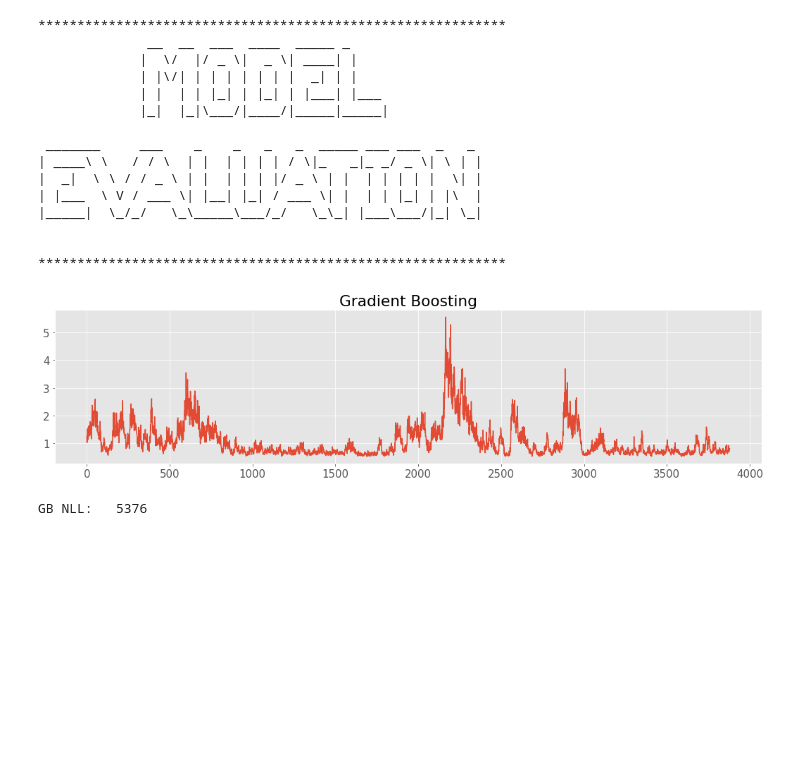
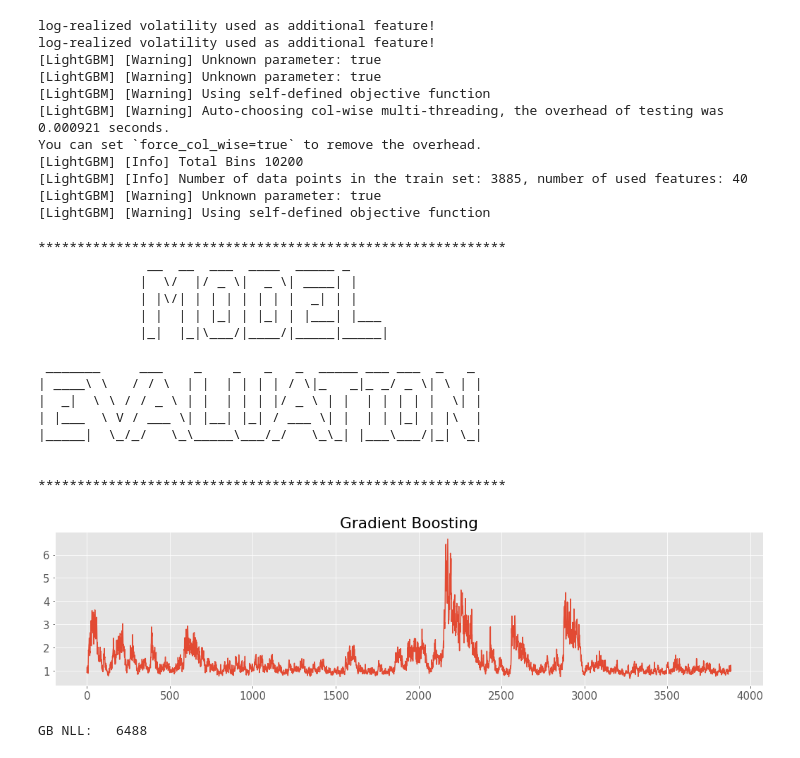
Before and after one commit to gavgousti/THESIS, a Jupyter notebook: GB.ipynb, the cells around one changed output. Saved outputs shown, nothing was run; the diff lists cells and outputs as text; code cells hidden in the pictures; blank space fills up the shorter version.

```diff
--- a/GB.ipynb
+++ b/GB.ipynb
@@ -70,50 +14,96 @@ Early stopping, best iteration is:
 # %%
+prices = yf.Ticker('^RUT').history(start = '2000-01-01').Close
+rets = 100*(prices.pct_change().dropna())
+# rets = 100*(np.log(prices).diff().dropna())
+rets_train, rets_test = train_test_split_ts(rets, .7)
+
+#without garch vola as feature
+lag = 20
+X_train, y_train = take_X_y(rets_train, lag, take_rv = True, log_rv =True, reshape = True )
+X_test, y_test = take_X_y(rets_test, lag, take_rv = True, log_rv =True, reshape = True)
+lgb_train, lgb_test = lgb.Dataset(X_train, y_train, free_raw_data=False ),\
+lgb.Dataset(X_test, y_test,  free_raw_data=False )
+
+lgbm_params = {
+#     'num_leaves'  : 2,
+    'max_depth':1,
+    'learning_rate' : .2,
+    'boosting':'gbdt',
+    'num_iterations':200,
+    'force_col_wise ':'true',
+    'early_stopping_round':10,
+    'tree_learner': 'serial' ,
+    'bagging_fraction': 1,
+    'feature_fraction': 1,
+    'extra_trees':'true'
+}
+
+model = lgb.train(
+    params = lgbm_params,
+    train_set = lgb_train,
+    valid_sets = lgb_test,
+    fobj  = nll_gb_exp,
+    feval = nll_gb_exp_eval,
+    verbose_eval = False
+)
+
 print(60*'*')
 print(pyfiglet.figlet_format("             MODEL\nEVALUATION"))
 print(60*'*')
 
 out = model.predict(X_train)
 plt.plot(np.exp(out)**.5)
 plt.title('Gradient Boosting')
 plt.show()
 
 print('GB NLL: {:6.0f}'.format(nll_gb_exp_eval(out, lgb_train)[1]))
 
 garch = arch_model(lgb_train.get_label(), mean = 'Constant', vol = 'GARCH', p=1, q=1)
 fit = garch.fit(disp = False)
 g_vol = fit.conditional_volatility
 
 plt.plot(g_vol)
 plt.title('GARCH')
 plt.show()
 print('Garch NLL: {:6.0f}'.format(nll_gb_exp_eval(np.log(g_vol**2), lgb_train)[1]))
 
 plt.plot(np.exp(model.predict(X_test))**.5)
 plt.title('Gradient Boosting Test')
 plt.show()
 print('GB NLL: {:6.0f}'.format(nll_gb_exp_eval(model.predict(X_test), lgb_test)[1]))
 
 
 g_vola_pred = forward_garch(tf.convert_to_tensor(y_test), tf.convert_to_tensor(y_train), fit).numpy().ravel()
 plt.plot(g_vola_pred)
 plt.title('GARCH Test')
 plt.show()
 print('Garch NLL: {:6.0f}'.format(nll_gb_exp_eval(np.log(g_vola_pred**2), lgb_test)[1]))
 # %% [output]
-************************************************************
-              __  __  ___  ____  _____ _
-             |  \/  |/ _ \|  _ \| ____| |
-             | |\/| | | | | | | |  _| | |
-             | |  | | |_| | |_| | |___| |___
-             |_|  |_|\___/|____/|_____|_____|
-
- _______     ___    _    _   _   _  _____ ___ ___  _   _
-| ____\ \   / / \  | |  | | | | / \|_   _|_ _/ _ \| \ | |
-|  _|  \ \ / / _ \ | |  | | | |/ _ \ | |  | | | | |  \| |
-| |___  \ V / ___ \| |__| |_| / ___ \| |  | | |_| | |\  |
-|_____|  \_/_/   \_\_____\___/_/   \_\_| |___\___/|_| \_|
-
-
-************************************************************
+log-realized volatility used as additional feature!
+log-realized volatility used as additional feature!
+[LightGBM] [Warning] Unknown parameter: true
+[LightGBM] [Warning] Unknown parameter: true
+[LightGBM] [Warning] Using self-defined objective function
+[LightGBM] [Warning] Auto-choosing col-wise multi-threading, the overhead of testing was 0.000921 seconds.
+You can set `force_col_wise=true` to remove the overhead.
+[LightGBM] [Info] Total Bins 10200
+[LightGBM] [Info] Number of data points in the train set: 3885, number of used features: 40
+[LightGBM] [Warning] Unknown parameter: true
+[LightGBM] [Warning] Using self-defined objective function
+************************************************************
+              __  __  ___  ____  _____ _
+             |  \/  |/ _ \|  _ \| ____| |
+             | |\/| | | | | | | |  _| | |
+             | |  | | |_| | |_| | |___| |___
+             |_|  |_|\___/|____/|_____|_____|
+
+ _______     ___    _    _   _   _  _____ ___ ___  _   _
+| ____\ \   / / \  | |  | | | | / \|_   _|_ _/ _ \| \ | |
+|  _|  \ \ / / _ \ | |  | | | |/ _ \ | |  | | | | |  \| |
+| |___  \ V / ___ \| |__| |_| / ___ \| |  | | |_| | |\  |
+|_____|  \_/_/   \_\_____\___/_/   \_\_| |___\___/|_| \_|
+
+
+************************************************************
-[figure, old version]
+[figure, new version]
-GB NLL:   5376
+GB NLL:   6488
```
Also changed, not shown: parts of 4 cells of this notebook, 2 other files.
